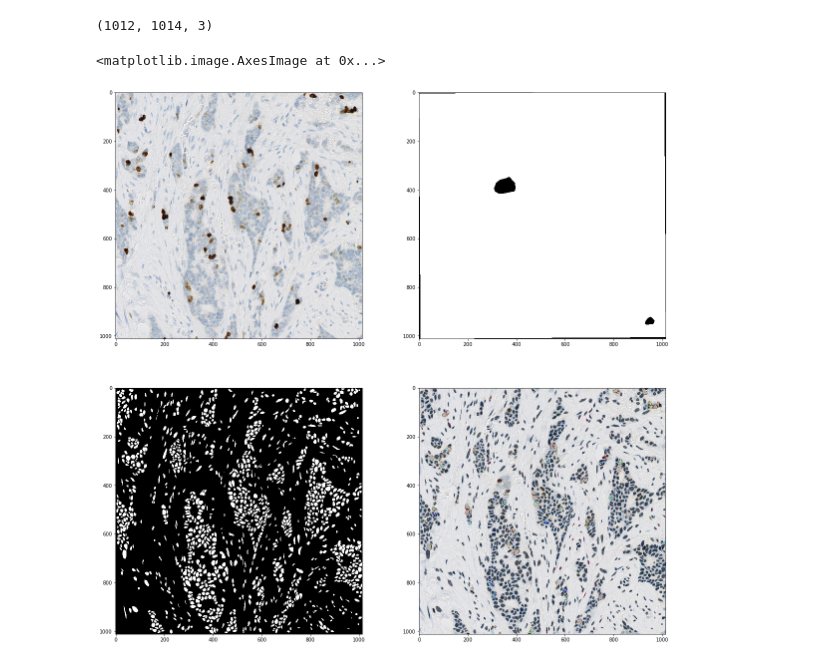
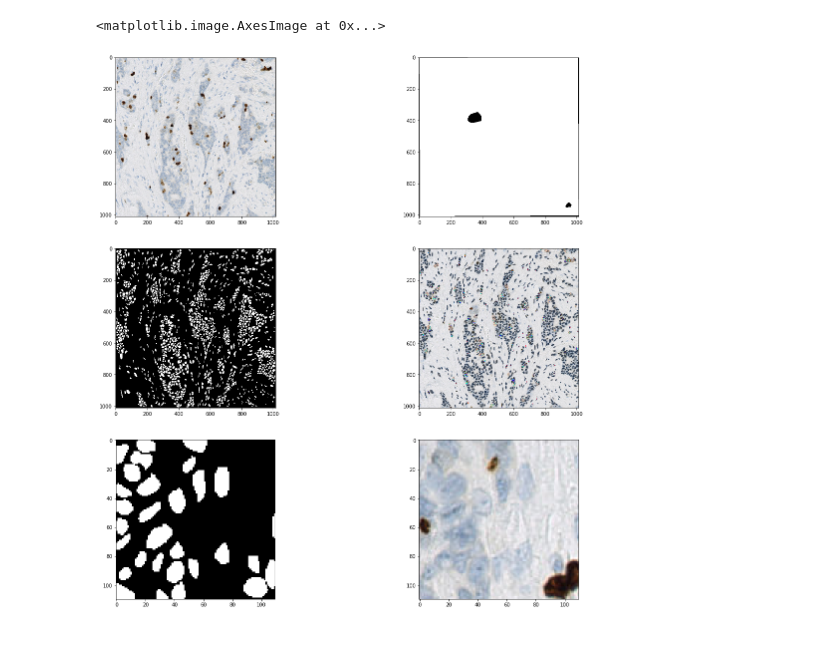
Before and after one commit to joachimes/GAN-project, a Jupyter notebook: dataExploration.ipynb, the cells around one changed output. Saved outputs shown, nothing was run; the diff lists cells and outputs as text; code cells hidden in the pictures.

```diff
--- a/dataExploration.ipynb
+++ b/dataExploration.ipynb
@@ -25,26 +28,28 @@ ax[1].imshow(im_an[:125,:125], cmap='gray')
 # %%
-fig, ax = plt.subplots(2,2)
+fig, ax = plt.subplots(3,2)
 # read the image
 im_tissue = plt.imread('data/IHC_Ki67/F VIS Databases Nuclei segmentation Ki67 ECP-002 002-020303 Ki67 - 2017-01-19 13_45_12 Image wss/'
                        +'OriginalImage_0.tif')
 # show the image
 ax[0,0].imshow(im_tissue)
-# plt.show()
-print(im_tissue.shape)
+
+
+im_Label = plt.imread('data/IHC_Ki67/F VIS Databases Nuclei segmentation Ki67 ECP-002 002-020303 Ki67 - 2017-01-19 13_45_12 Image wss/LabelImage_0.tif')
+ax[1,0].imshow(im_Label, cmap='gray')
 
 im_ROI = plt.imread('data/IHC_Ki67/F VIS Databases Nuclei segmentation Ki67 ECP-002 002-020303 Ki67 - 2017-01-19 13_45_12 Image wss/ROIImage_0.tif')
 ax[0,1].imshow(im_ROI, cmap='gray')
-# plt.show()
 
+ax[1,1].imshow(im_Label[:,:,None]*200+im_tissue, cmap='gray')
+
+# Zoomed in on the upper left corner
 im_Label = plt.imread('data/IHC_Ki67/F VIS Databases Nuclei segmentation Ki67 ECP-002 002-020303 Ki67 - 2017-01-19 13_45_12 Image wss/LabelImage_0.tif')
-ax[1,0].imshow(im_Label, cmap='gray')
-# plt.show()
-ax[1,1].imshow(im_Label[:,:,None]*200+im_tissue, cmap='gray')
-# plt.show()
+ax[2,0].imshow(im_Label[10:120,10:120], cmap='gray')
+
+ax[2,1].imshow(im_tissue[10:120,10:120], cmap='gray')
 # %% [output]
-(1012, 1014, 3)
+<matplotlib.image.AxesImage at 0x...>
-<matplotlib.image.AxesImage at 0x...>
-[figure, old version]
+[figure, new version]
 # %%
 # a = [[[250,0,250],[250,100,250],[250,0,250]],
 #      [[250,0,250],[250,100,250],[250,0,250]],
```
Also changed, not shown: parts of 1 cell of this notebook.
